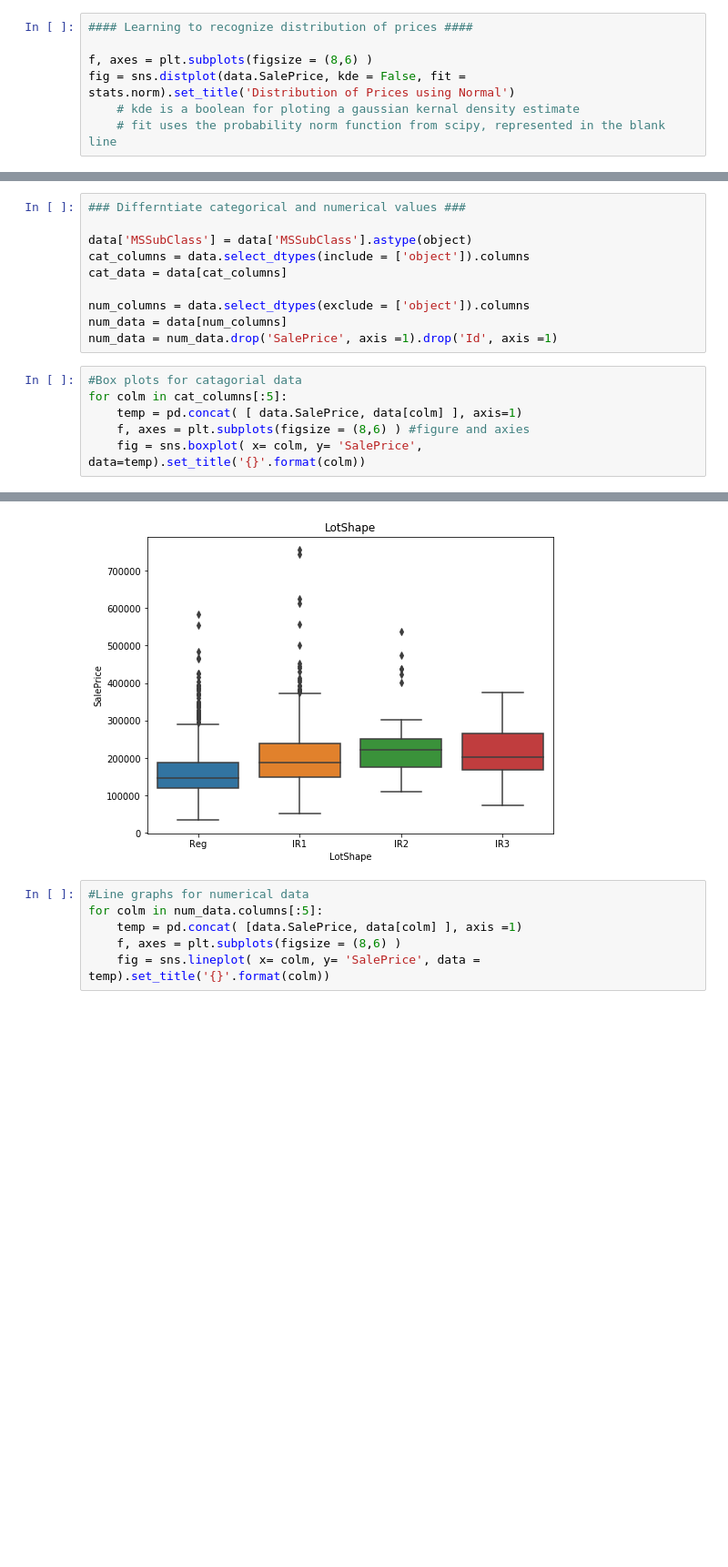
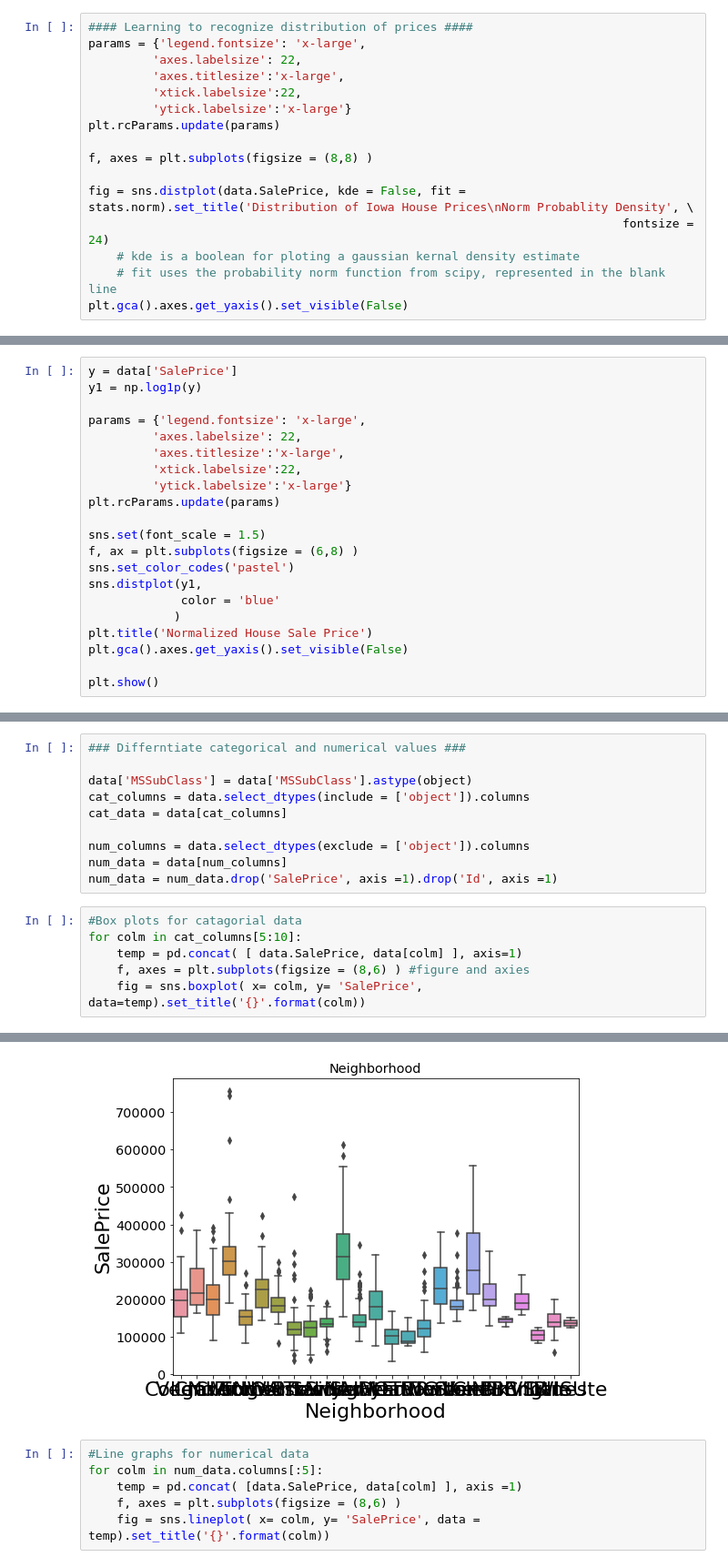
Before and after one commit to mo-sayed/Machine-Learning-Project, a Jupyter notebook: Yasuhiro/Housing analysis.ipynb, the cells around one changed output, grey strips where cells are left out. Shown at 91% size. Saved outputs shown, nothing was run; the diff lists cells and outputs as text; blank space fills up the shorter version.

```diff
--- a/Yasuhiro/Housing analysis.ipynb
+++ b/Yasuhiro/Housing analysis.ipynb
@@ -64,9 +64,18 @@ col_na.shape
 ### Price Distribution
 # %%
 #### Learning to recognize distribution of prices ####
+params = {'legend.fontsize': 'x-large',
+         'axes.labelsize': 22,
+         'axes.titlesize':'x-large',
+         'xtick.labelsize':22,
+         'ytick.labelsize':'x-large'}
+plt.rcParams.update(params)
 
-f, axes = plt.subplots(figsize = (8,6) )
-fig = sns.distplot(data.SalePrice, kde = False, fit = stats.norm).set_title('Distribution of Prices using Normal')
+f, axes = plt.subplots(figsize = (8,8) )
+
+fig = sns.distplot(data.SalePrice, kde = False, fit = stats.norm).set_title('Distribution of Iowa House Prices\nNorm Probablity Density', \
+                                                                           fontsize = 24)
     # kde is a boolean for ploting a gaussian kernal density estimate
     # fit uses the probability norm function from scipy, represented in the blank line
+plt.gca().axes.get_yaxis().set_visible(False)
 # %% [output]
@@ -80,0 +91,21 @@ fig = sns.distplot(np.log(data.SalePrice), kde = False, fit= stats.lognorm).set_
+# %%
+y = data['SalePrice']
+y1 = np.log1p(y)
+
+params = {'legend.fontsize': 'x-large',
+         'axes.labelsize': 22,
+         'axes.titlesize':'x-large',
+         'xtick.labelsize':22,
+         'ytick.labelsize':'x-large'}
+plt.rcParams.update(params)
+
+sns.set(font_scale = 1.5)
+f, ax = plt.subplots(figsize = (6,8) )
+sns.set_color_codes('pastel')
+sns.distplot(y1,
+             color = 'blue'
+            )
+plt.title('Normalized House Sale Price')
+plt.gca().axes.get_yaxis().set_visible(False)
+
+plt.show()
@@ -94,7 +127,7 @@ num_data = data[num_columns]
 num_data = num_data.drop('SalePrice', axis =1).drop('Id', axis =1)
 # %%
 #Box plots for catagorial data
-for colm in cat_columns[:5]:
+for colm in cat_columns[5:10]:
     temp = pd.concat( [ data.SalePrice, data[colm] ], axis=1)
     f, axes = plt.subplots(figsize = (8,6) ) #figure and axies
     fig = sns.boxplot( x= colm, y= 'SalePrice', data=temp).set_title('{}'.format(colm))
@@ -106,4 +139,4 @@ for colm in cat_columns[:5]:
-[figure, old version]
+[figure, new version]
 # %%
 #Line graphs for numerical data
 for colm in num_data.columns[:5]:
```
Also changed, not shown: parts of 13 cells of this notebook, 1 other file.
